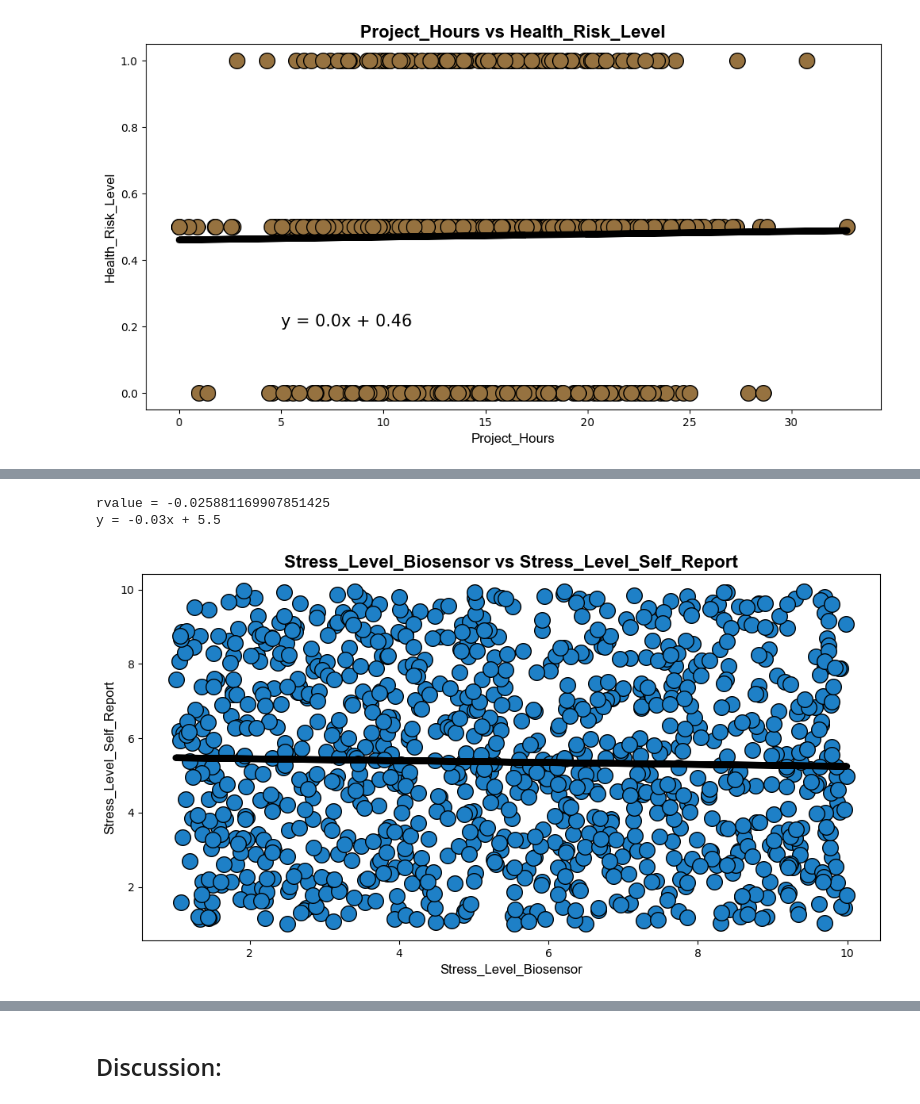
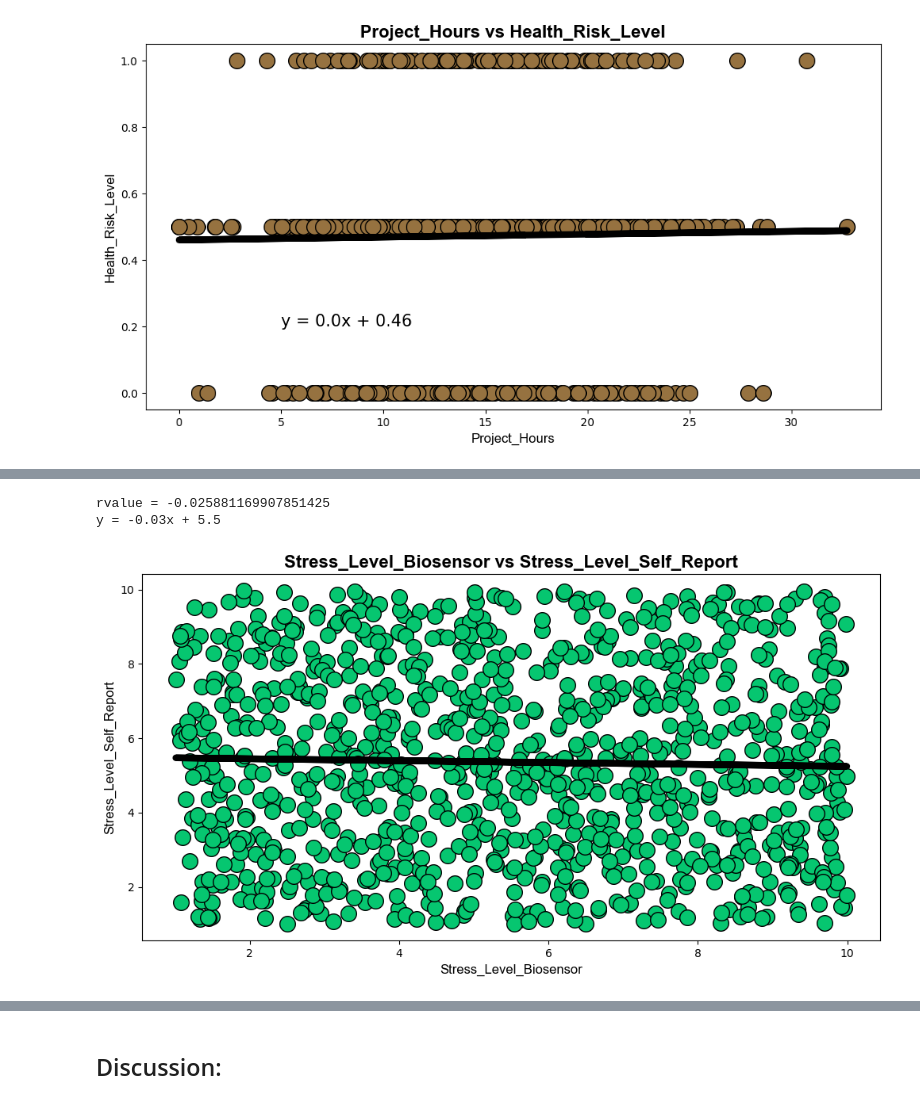
Before and after one commit to Aayushi015/Project1-Group10, a Jupyter notebook: Chandler_Work/Answering_Question_A.ipynb, the cells around one changed output, grey strips where cells are left out. Saved outputs shown, nothing was run; the diff lists cells and outputs as text; code cells hidden in the pictures.

```diff
--- a/Chandler_Work/Answering_Question_A.ipynb
+++ b/Chandler_Work/Answering_Question_A.ipynb
@@ -462,14 +611,14 @@ plt.show()
 # %%
 x = stress_df.Stress_Level_Biosensor
 y = stress_df.Stress_Level_Self_Report
 x_label = "Stress_Level_Biosensor"
 y_label = "Stress_Level_Self_Report"
 annotation = (0.2, 0.2)
-color = Steel_Blue
+color = Emerald
 
 
 do_regression_plot(x, y, x_label, y_label, annotation, color)
 # %% [output]
 rvalue = -0.025881169907851425
 y = -0.03x + 5.5
-[figure, old version]
+[figure, new version]
```
Also changed, not shown: parts of 28 cells of this notebook, 8 other files.
